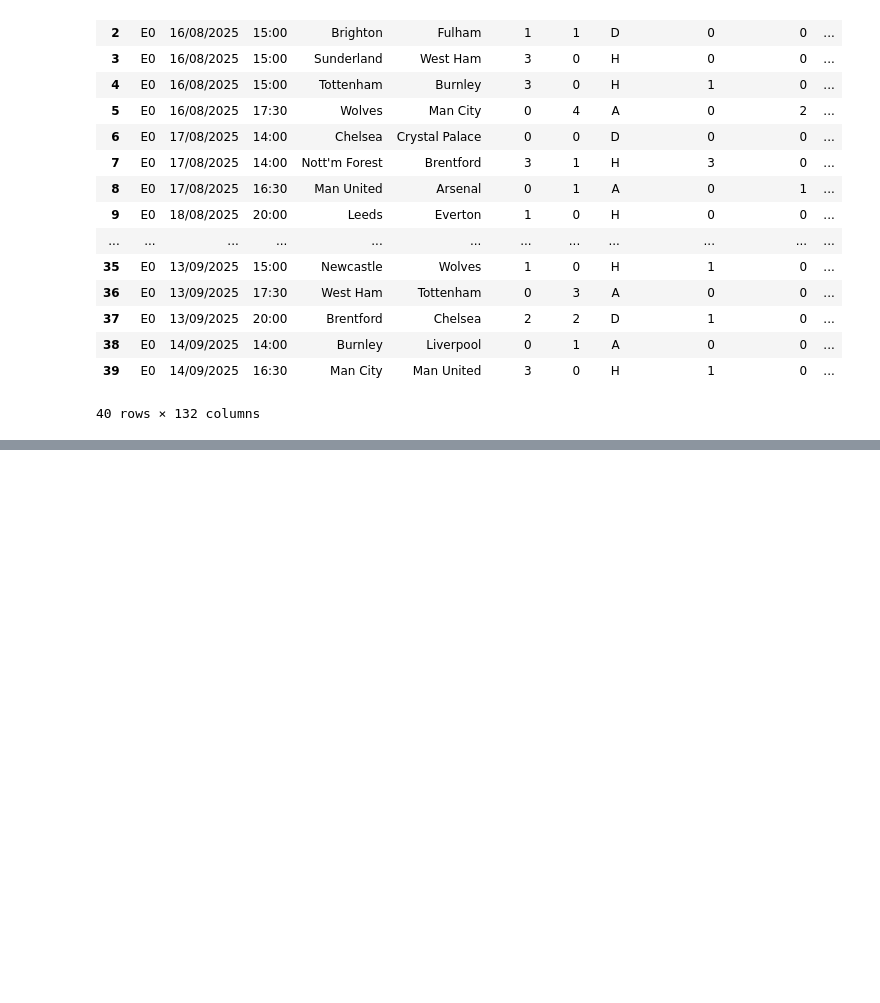
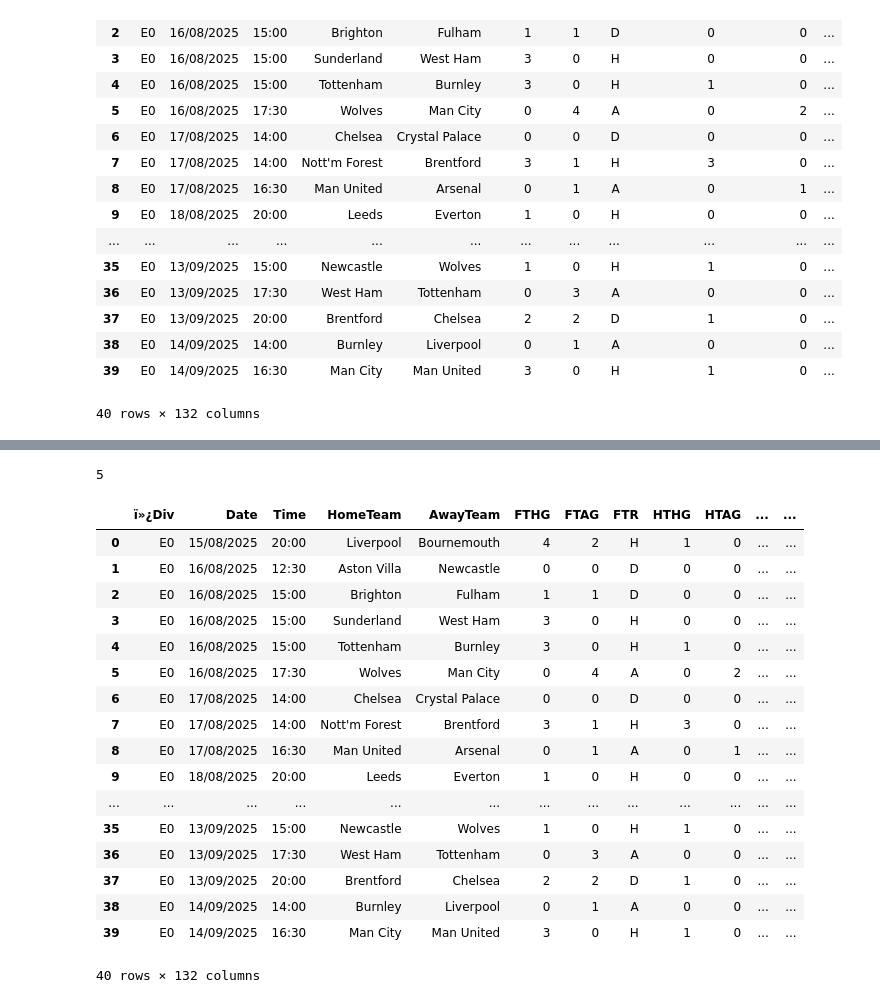
Before and after one commit to chaudharymanish6930/Data-Science, a Jupyter notebook: 04_Projects/01_WebScrapingWithPandas.ipynb, the cells around one changed output, grey strips where cells are left out. Saved outputs shown, nothing was run; the diff lists cells and outputs as text; code cells hidden in the pictures; blank space fills up the shorter version.

```diff
--- a/04_Projects/01_WebScrapingWithPandas.ipynb
+++ b/04_Projects/01_WebScrapingWithPandas.ipynb
@@ -54,0 +63,3 @@ df_premier25
+# %%
+# create root variable
+root = "https://football-data.co.uk/mmz4281/"
@@ -54,0 +74,36 @@ df_premier25
+# %%
+# create a list of league
+leagues = ["E0", "E1", "E2", "E3", "EC"]
+frames = []
+
+# loop for, read multiplle csv and append it into a list
+for league in leagues:
+    df = pd.read_csv(root + "2526"+ "/" + league + ".csv", encoding='unicode_escape')
+    frames.append(df)
+# %%
+# length of frame
+len(frames)
+# %% [output]
+5
+# %%
+# show 1st, 2nd, and 3rd element
+frames[0]
+# %% [output]
+|  | ï»¿Div | Date | Time | HomeTeam | AwayTeam | FTHG | FTAG | FTR | HTHG | HTAG | ... | ... |
+| 0 | E0 | 15/08/2025 | 20:00 | Liverpool | Bournemouth | 4 | 2 | H | 1 | 0 | ... | ... |
+| 1 | E0 | 16/08/2025 | 12:30 | Aston Villa | Newcastle | 0 | 0 | D | 0 | 0 | ... | ... |
+| 2 | E0 | 16/08/2025 | 15:00 | Brighton | Fulham | 1 | 1 | D | 0 | 0 | ... | ... |
+| 3 | E0 | 16/08/2025 | 15:00 | Sunderland | West Ham | 3 | 0 | H | 0 | 0 | ... | ... |
+| 4 | E0 | 16/08/2025 | 15:00 | Tottenham | Burnley | 3 | 0 | H | 1 | 0 | ... | ... |
+| 5 | E0 | 16/08/2025 | 17:30 | Wolves | Man City | 0 | 4 | A | 0 | 2 | ... | ... |
+| 6 | E0 | 17/08/2025 | 14:00 | Chelsea | Crystal Palace | 0 | 0 | D | 0 | 0 | ... | ... |
+| 7 | E0 | 17/08/2025 | 14:00 | Nott'm Forest | Brentford | 3 | 1 | H | 3 | 0 | ... | ... |
+| 8 | E0 | 17/08/2025 | 16:30 | Man United | Arsenal | 0 | 1 | A | 0 | 1 | ... | ... |
+| 9 | E0 | 18/08/2025 | 20:00 | Leeds | Everton | 1 | 0 | H | 0 | 0 | ... | ... |
+| ... | ... | ... | ... | ... | ... | ... | ... | ... | ... | ... | ... | ... |
+| 35 | E0 | 13/09/2025 | 15:00 | Newcastle | Wolves | 1 | 0 | H | 1 | 0 | ... | ... |
+| 36 | E0 | 13/09/2025 | 17:30 | West Ham | Tottenham | 0 | 3 | A | 0 | 0 | ... | ... |
+| 37 | E0 | 13/09/2025 | 20:00 | Brentford | Chelsea | 2 | 2 | D | 1 | 0 | ... | ... |
+| 38 | E0 | 14/09/2025 | 14:00 | Burnley | Liverpool | 0 | 1 | A | 0 | 0 | ... | ... |
+| 39 | E0 | 14/09/2025 | 16:30 | Man City | Man United | 3 | 0 | H | 1 | 0 | ... | ... |
+40 rows × 132 columns
```
Also changed, not shown: parts of 14 cells of this notebook.
